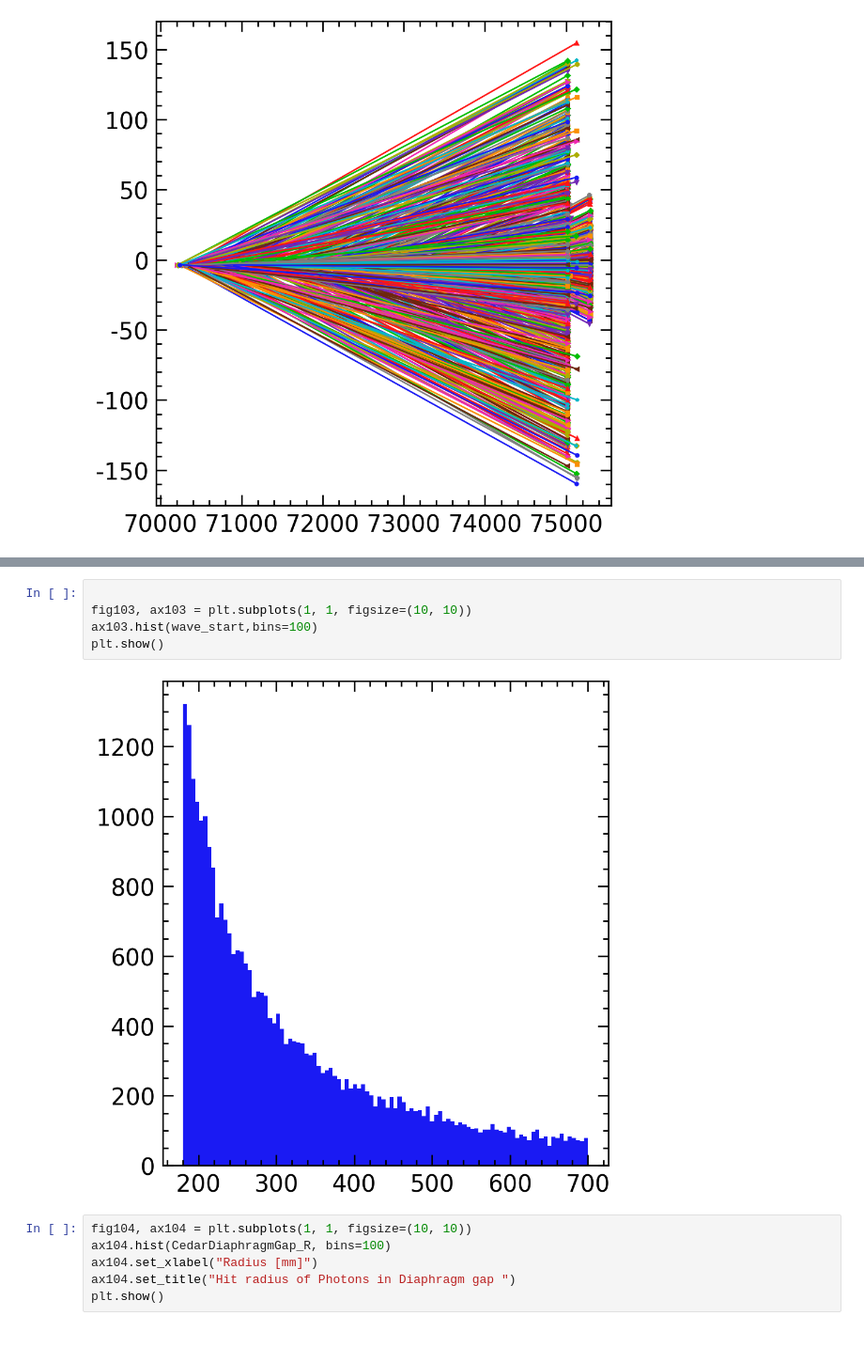
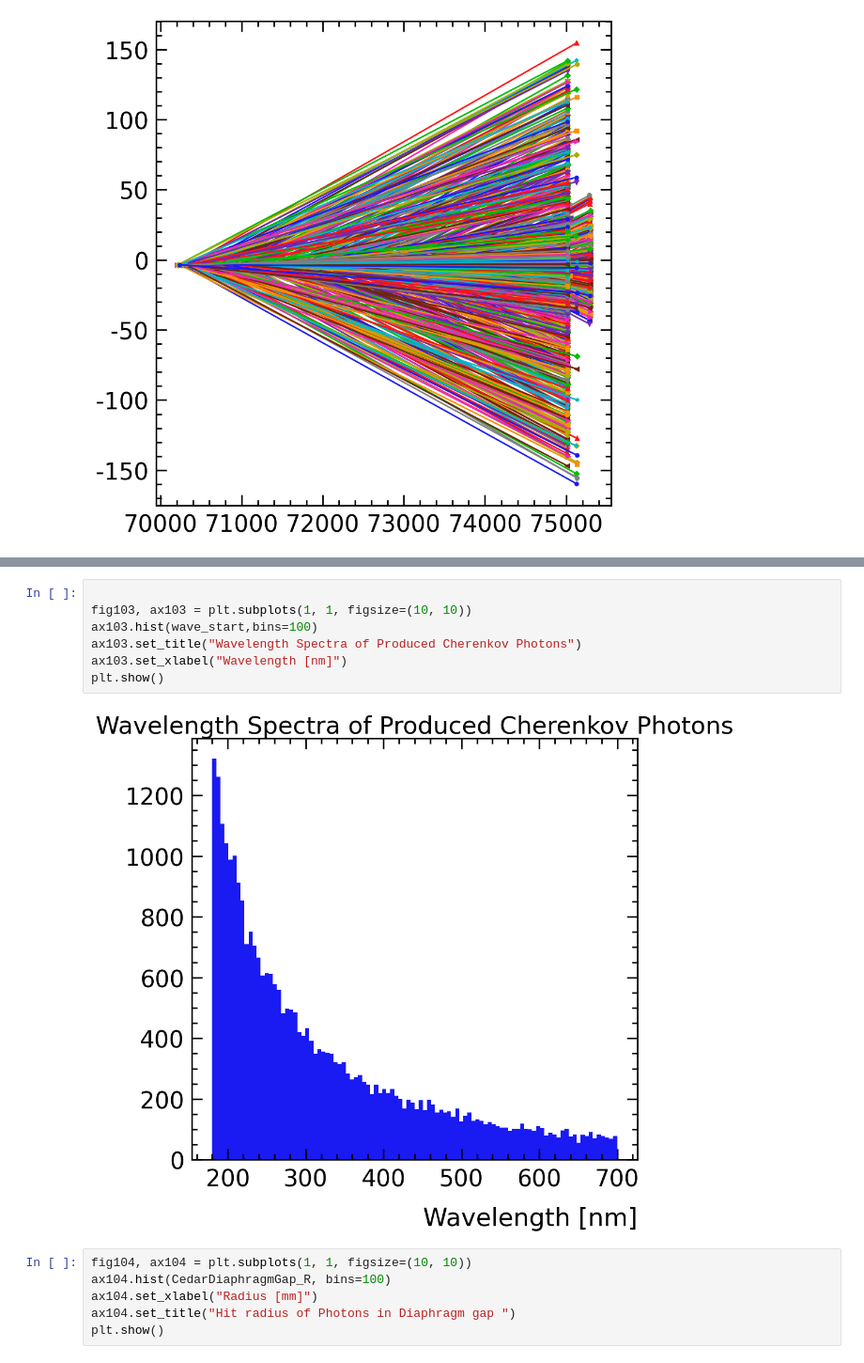
Before and after one commit to SandersJack/NA62_CEDARH_Handbook, a Jupyter notebook: CEDAR_Handbook.ipynb, the cells around one changed output, grey strips where cells are left out. Shown at 94% size. Cells and saved outputs as stored; diff of their text form.

```diff
--- a/CEDAR_Handbook.ipynb
+++ b/CEDAR_Handbook.ipynb
@@ -309,10 +313,12 @@ plt.show()
 # %%
 
 fig103, ax103 = plt.subplots(1, 1, figsize=(10, 10))
 ax103.hist(wave_start,bins=100)
+ax103.set_title("Wavelength Spectra of Produced Cherenkov Photons")
+ax103.set_xlabel("Wavelength [nm]")
 plt.show()
 # %% [output]
-[figure, old version]
+[figure, new version]
 # %%
 fig104, ax104 = plt.subplots(1, 1, figsize=(10, 10))
 ax104.hist(CedarDiaphragmGap_R, bins=100)
```
Also changed, not shown: parts of 8 cells of this notebook.
